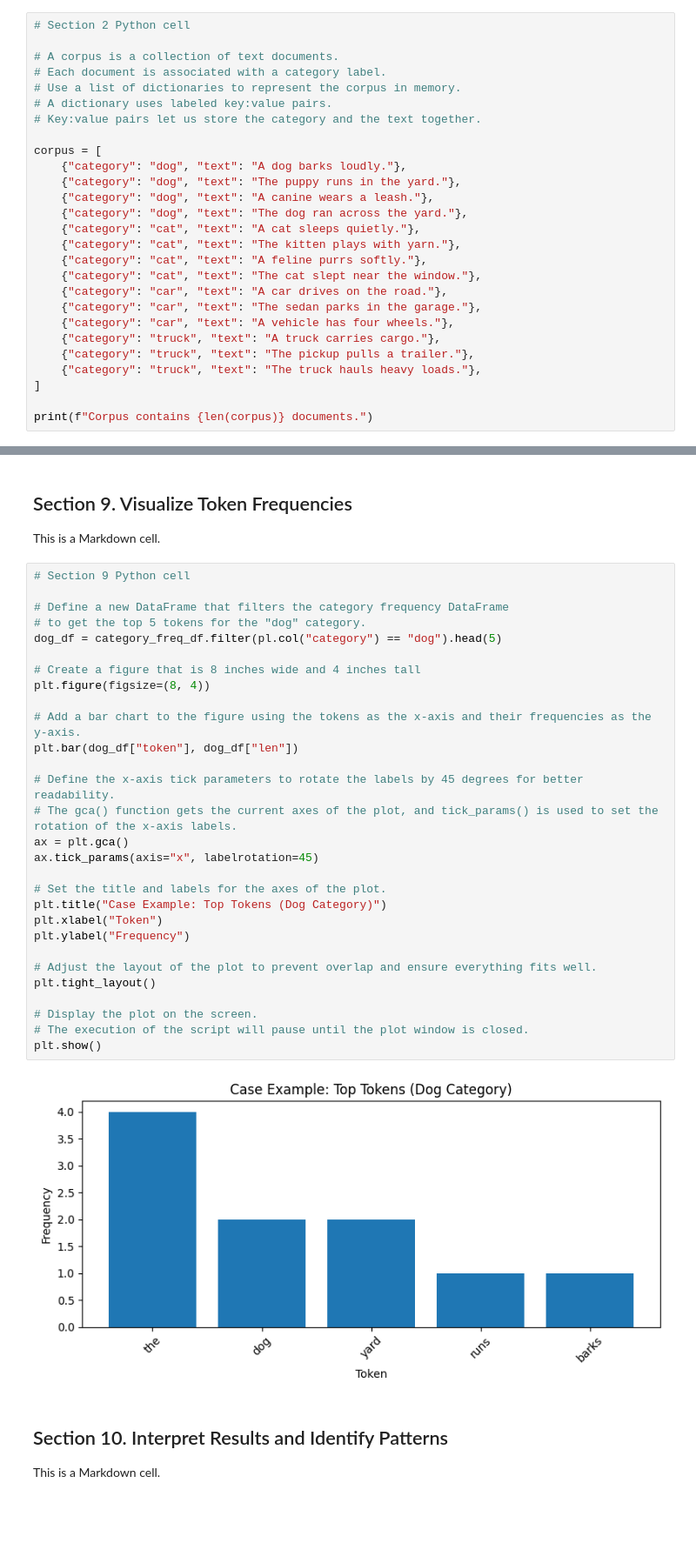
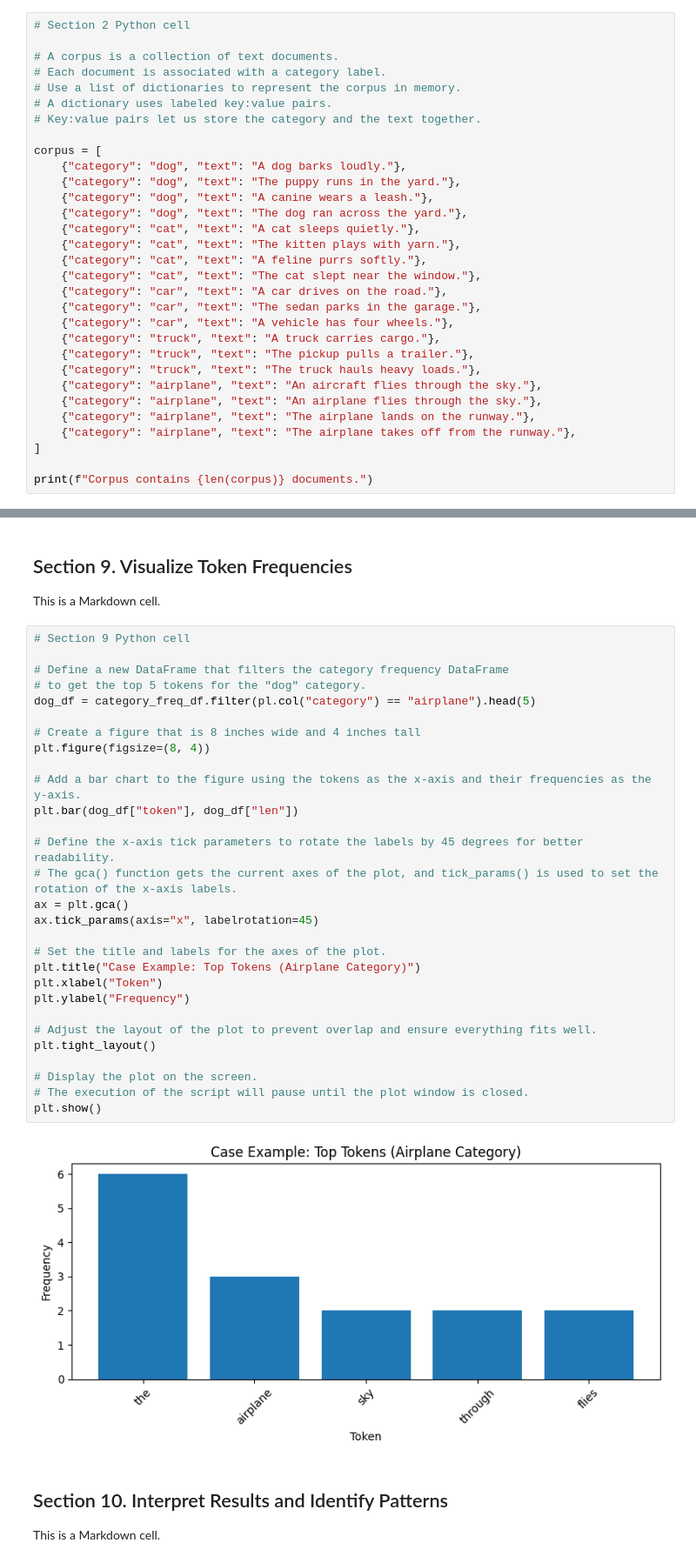
Before and after one commit to nwn8/nlp-03-text-exploration, a Jupyter notebook: notebooks/nlp_corpus_explore_case.ipynb, the cells around one changed output, grey strips where cells are left out. Shown at 87% size. Saved outputs shown, nothing was run; the diff lists cells and outputs as text; blank space fills up the shorter version.

```diff
--- a/notebooks/nlp_corpus_explore_case.ipynb
+++ b/notebooks/nlp_corpus_explore_case.ipynb
@@ -137,6 +137,10 @@ corpus = [
     {"category": "truck", "text": "A truck carries cargo."},
     {"category": "truck", "text": "The pickup pulls a trailer."},
     {"category": "truck", "text": "The truck hauls heavy loads."},
+    {"category": "airplane", "text": "An aircraft flies through the sky."},
+    {"category": "airplane", "text": "An airplane flies through the sky."},
+    {"category": "airplane", "text": "The airplane lands on the runway."},
+    {"category": "airplane", "text": "The airplane takes off from the runway."},
 ]
 
 print(f"Corpus contains {len(corpus)} documents.")
@@ -421,34 +426,34 @@ This is a Markdown cell.
 # %%
 # Section 9 Python cell
 
 # Define a new DataFrame that filters the category frequency DataFrame
 # to get the top 5 tokens for the "dog" category.
-dog_df = category_freq_df.filter(pl.col("category") == "dog").head(5)
+dog_df = category_freq_df.filter(pl.col("category") == "airplane").head(5)
 
 # Create a figure that is 8 inches wide and 4 inches tall
 plt.figure(figsize=(8, 4))
 
 # Add a bar chart to the figure using the tokens as the x-axis and their frequencies as the y-axis.
 plt.bar(dog_df["token"], dog_df["len"])
 
 # Define the x-axis tick parameters to rotate the labels by 45 degrees for better readability.
 # The gca() function gets the current axes of the plot, and tick_params() is used to set the rotation of the x-axis labels.
 ax = plt.gca()
 ax.tick_params(axis="x", labelrotation=45)
 
 # Set the title and labels for the axes of the plot.
-plt.title("Case Example: Top Tokens (Dog Category)")
+plt.title("Case Example: Top Tokens (Airplane Category)")
 plt.xlabel("Token")
 plt.ylabel("Frequency")
 
 # Adjust the layout of the plot to prevent overlap and ensure everything fits well.
 plt.tight_layout()
 
 # Display the plot on the screen.
 # The execution of the script will pause until the plot window is closed.
 plt.show()
 # %% [output]
-[figure, old version]
+[figure, new version]
 # %% [markdown]
 ## Section 10. Interpret Results and Identify Patterns
 
```
Also changed, not shown: parts of 7 cells of this notebook, 1 other file.
